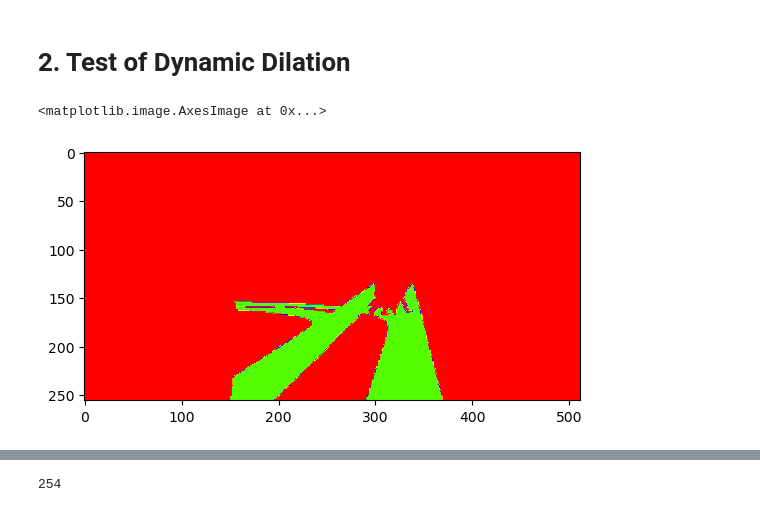
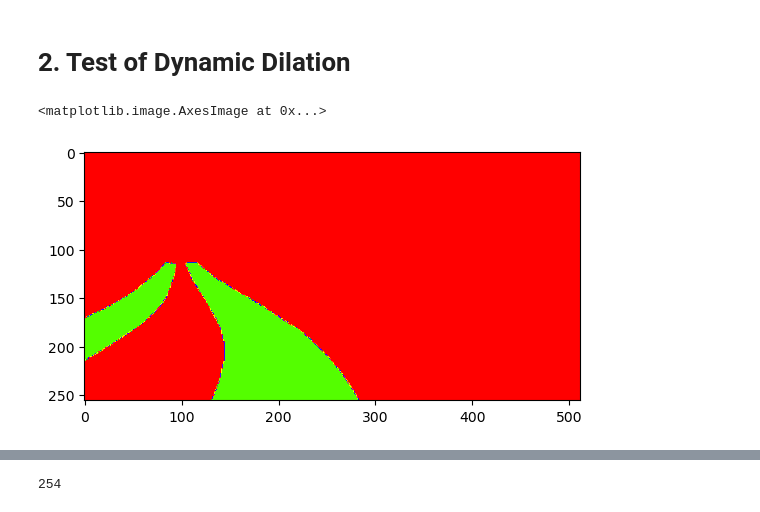
Before and after one commit to khoadaniel/vegetation-detection-railways, a Jupyter notebook: aras/model_tram_all_512x256_tracks.ipynb, the cells around one changed output, grey strips where cells are left out. Drawn from its saved outputs; the diff is of its cells as text; code cells hidden in the pictures.

```diff
--- a/aras/model_tram_all_512x256_tracks.ipynb
+++ b/aras/model_tram_all_512x256_tracks.ipynb
@@ -49,24 +49,24 @@ track_bed= 15
 rail_raised= 17
 rail_embedded =18
 # %%
-path_masks = '/Users/arasdirekoglu/Documents/Daten/rs19_val/uint8/rs19_val/rs00284.png'
+path_masks = '/Users/arasdirekoglu/Documents/Daten/rs19_val/uint8/rs19_val/rs03635.png'
 
 mask = Image.open(path_masks)
 mask = mask.filter(ImageFilter.MedianFilter(size= 3))
 mask = np.array(mask.resize((512,256),Image.NEAREST))
 mask = np.expand_dims(mask, axis=2)
 for i,val in enumerate(mask):
     for j,val1 in enumerate(val):
         if (val1==tram_track or val1==rail_track or val1==rail_embedded or val1==rail_raised or val1==track_bed):
             val[j] = 1
         else:
             val[j] = 0
 
 
 plt.imshow(mask, cmap='prism')
 # %% [output]
 <matplotlib.image.AxesImage at 0x...>
-[figure, old version]
+[figure, new version]
 # %%
 initial_kernel = np.ones((10,10), np.uint8)
 img_dilation = cv2.dilate(mask, initial_kernel, iterations=1)
```
Also changed, not shown: parts of 25 cells of this notebook.
